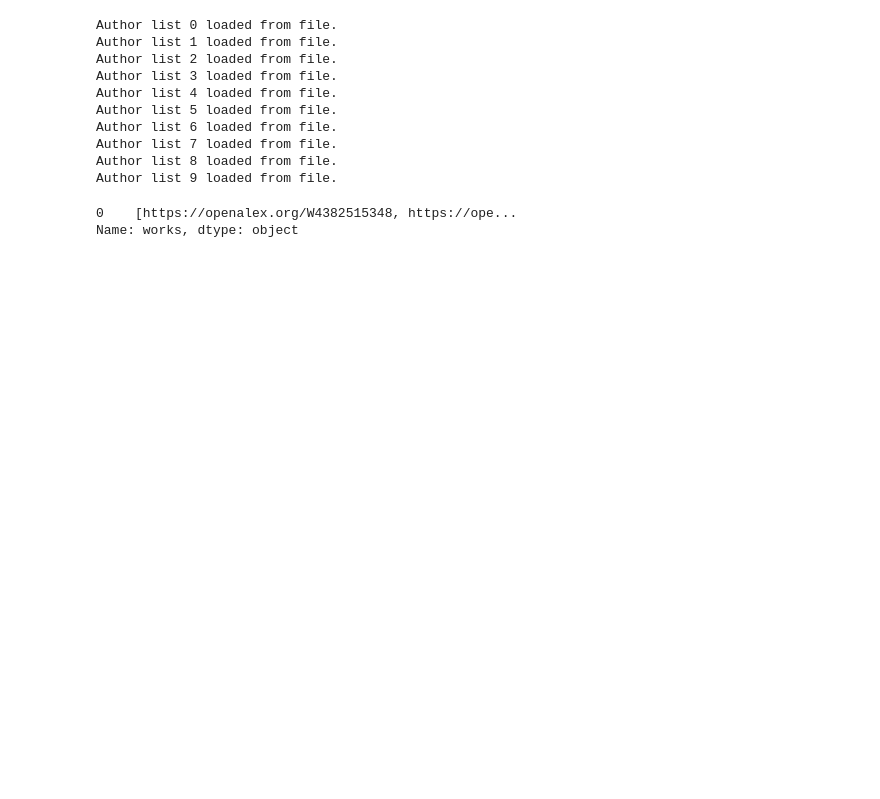
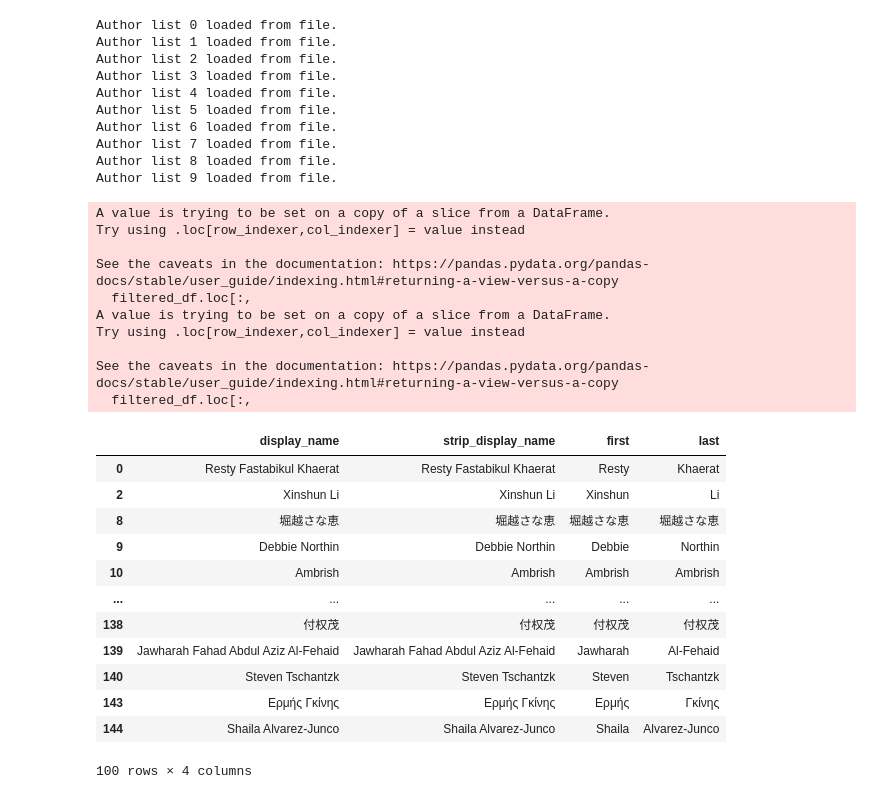
Before and after one commit to jkatz9/Project-3, a Jupyter notebook: doodles.ipynb, the cells around one changed output. Cells and saved outputs as stored; diff of their text form; code cells hidden in the pictures; blank space fills up the shorter version.

```diff
--- a/doodles.ipynb
+++ b/doodles.ipynb
@@ -80,3 +82,8 @@ df = authors_df.drop(columns=unnecessary_columns)
+# %%
+
+# unnecessary_columns = ['orcid', 'ids', 'affiliations', 'last_known_institutions',
+#    'summary_stats', 'created_date', 'updated_date', 'topics', 'topic_share', 'relevance_score']
+df = pd.DataFrame(authors_df['display_name'])
 # %%
 def fetch_works(api_url):
     params = {
@@ -91,8 +98,26 @@ def fetch_works(api_url):
 
 n = 10  # Number of rows to process
 df.loc[:n-1, 'works'] = df.loc[:n-1, 'works_api_url'].apply(fetch_works)
-# %%
-df.head(1)['works']
-# %% [output]
-0    [https://openalex.org/W4382515348, https://ope...
-Name: works, dtype: object
+# %%
+import regex as re
+
+
+def get_first_name(display_name):
+    first_name = r'([A-Z][a-z]+)'
+    match = re.search(first_name, display_name)
+    if match:
+        return match.group(1)
+    else:
+        return None
+
+
+def get_surname(display_name):
+    match = re.search(r'\s([A-Z][a-z]+)$', display_name)
+    if match:
+        return match.group(1)
+    else:
+        return None
+
+
+df['surname'] = df['display_name'].apply(get_surname)
+df['first_name'] = df['display_name'].apply(get_first_name)
@@ -98,0 +137,38 @@ Name: works, dtype: object
+# %%
+import re
+df['strip_display_name'] = df['display_name'].str.replace(
+    '\.\s?', ' ', regex=True)
+
+# Filter the DataFrame
+filtered_df = df[~df['strip_display_name'].str.match(r'^\b\w{1,2}\b ')]
+
+# Split 'strip_display_name' into 'first' and 'last' using .loc to avoid SettingWithCopyWarning
+filtered_df.loc[:,
+                'first'] = filtered_df['strip_display_name'].str.split().str[0]
+filtered_df.loc[:,
+                'last'] = filtered_df['strip_display_name'].str.split().str[-1]
+filtered_df.head(100)
+# %% [output]
+A value is trying to be set on a copy of a slice from a DataFrame.
+Try using .loc[row_indexer,col_indexer] = value instead
+
+See the caveats in the documentation: https://pandas.pydata.org/pandas-docs/stable/user_guide/indexing.html#returning-a-view-versus-a-copy
+  filtered_df.loc[:,
+A value is trying to be set on a copy of a slice from a DataFrame.
+Try using .loc[row_indexer,col_indexer] = value instead
+
+See the caveats in the documentation: https://pandas.pydata.org/pandas-docs/stable/user_guide/indexing.html#returning-a-view-versus-a-copy
+  filtered_df.loc[:,
+|  | display_name | strip_display_name | first | last |
+| 0 | Resty Fastabikul Khaerat | Resty Fastabikul Khaerat | Resty | Khaerat |
+| 2 | Xinshun Li | Xinshun Li | Xinshun | Li |
+| 8 | 堀越さな恵 | 堀越さな恵 | 堀越さな恵 | 堀越さな恵 |
+| 9 | Debbie Northin | Debbie Northin | Debbie | Northin |
+| 10 | Ambrish | Ambrish | Ambrish | Ambrish |
+| ... | ... | ... | ... | ... |
+| 138 | 付权茂 | 付权茂 | 付权茂 | 付权茂 |
+| 139 | Jawharah Fahad Abdul Aziz Al-Fehaid | Jawharah Fahad Abdul Aziz Al-Fehaid | Jawharah | Al-Fehaid |
+| 140 | Steven Tschantzk | Steven Tschantzk | Steven | Tschantzk |
+| 143 | Ερμής Γκίνης | Ερμής Γκίνης | Ερμής | Γκίνης |
+| 144 | Shaila Alvarez-Junco | Shaila Alvarez-Junco | Shaila | Alvarez-Junco |
+100 rows × 4 columns
```
Also changed, not shown: parts of 7 cells of this notebook, 1 other file.
